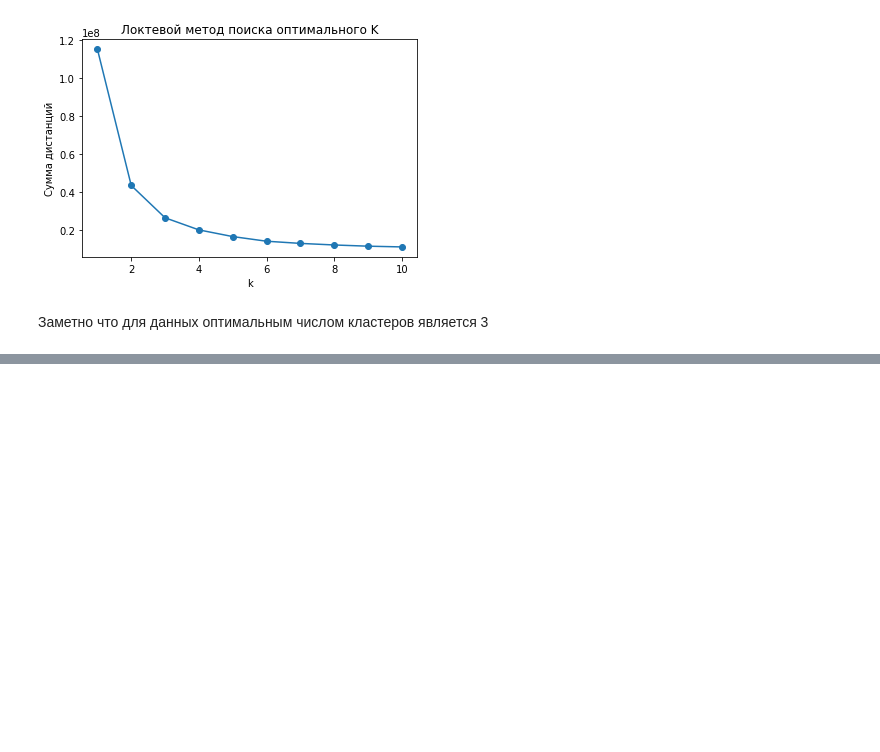
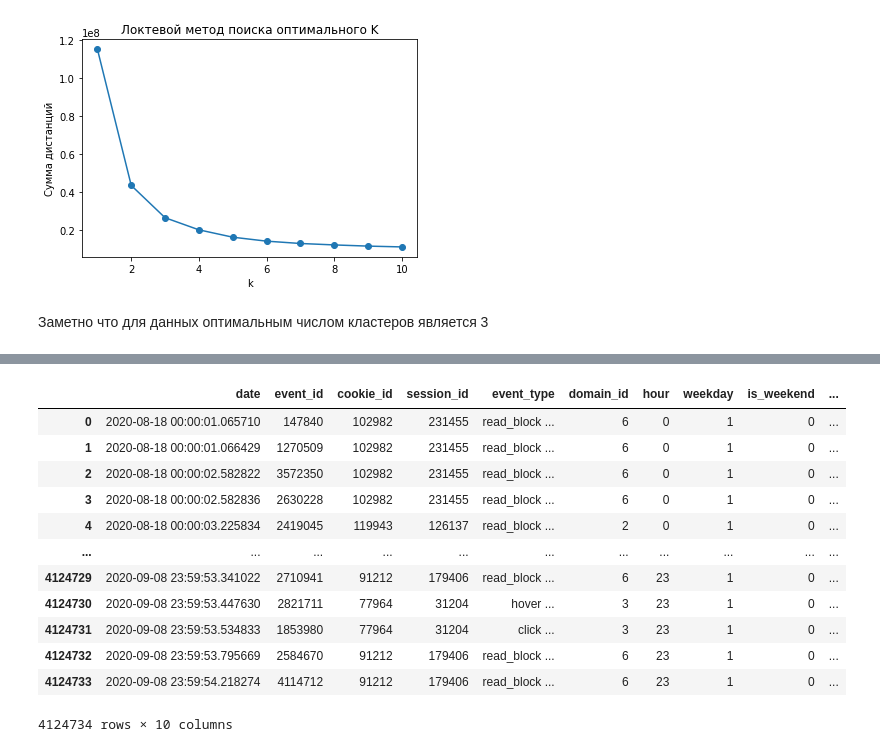
Before and after one commit to Donskoy-Mikhail/My_experience, a Jupyter notebook: cluster.ipynb, the cells around one changed output, grey strips where cells are left out. Drawn from its saved outputs; the diff is of its cells as text; code cells hidden in the pictures; blank space fills up the shorter version.

```diff
--- a/cluster.ipynb
+++ b/cluster.ipynb
@@ -270,0 +265,16 @@ dtype: int64
+# %%
+data
+# %% [output]
+|  | date | event_id | cookie_id | session_id | event_type | domain_id | hour | weekday | is_weekend | ... |
+| 0 | 2020-08-18 00:00:01.065710 | 147840 | 102982 | 231455 | read_block ... | 6 | 0 | 1 | 0 | ... |
+| 1 | 2020-08-18 00:00:01.066429 | 1270509 | 102982 | 231455 | read_block ... | 6 | 0 | 1 | 0 | ... |
+| 2 | 2020-08-18 00:00:02.582822 | 3572350 | 102982 | 231455 | read_block ... | 6 | 0 | 1 | 0 | ... |
+| 3 | 2020-08-18 00:00:02.582836 | 2630228 | 102982 | 231455 | read_block ... | 6 | 0 | 1 | 0 | ... |
+| 4 | 2020-08-18 00:00:03.225834 | 2419045 | 119943 | 126137 | read_block ... | 2 | 0 | 1 | 0 | ... |
+| ... | ... | ... | ... | ... | ... | ... | ... | ... | ... | ... |
+| 4124729 | 2020-09-08 23:59:53.341022 | 2710941 | 91212 | 179406 | read_block ... | 6 | 23 | 1 | 0 | ... |
+| 4124730 | 2020-09-08 23:59:53.447630 | 2821711 | 77964 | 31204 | hover ... | 3 | 23 | 1 | 0 | ... |
+| 4124731 | 2020-09-08 23:59:53.534833 | 1853980 | 77964 | 31204 | click ... | 3 | 23 | 1 | 0 | ... |
+| 4124732 | 2020-09-08 23:59:53.795669 | 2584670 | 91212 | 179406 | read_block ... | 6 | 23 | 1 | 0 | ... |
+| 4124733 | 2020-09-08 23:59:54.218274 | 4114712 | 91212 | 179406 | read_block ... | 6 | 23 | 1 | 0 | ... |
+4124734 rows × 10 columns
```
Also changed, not shown: parts of 11 cells of this notebook.
